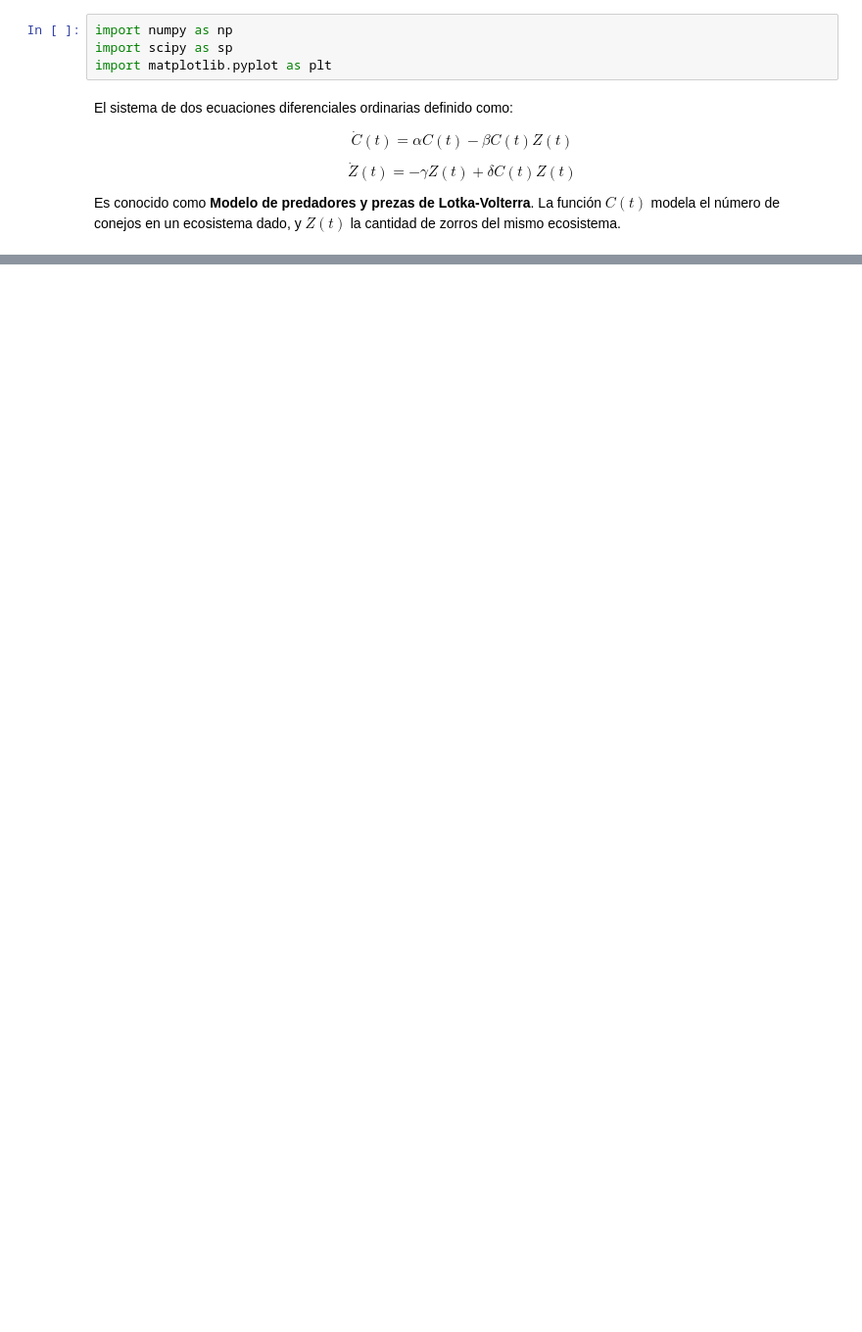
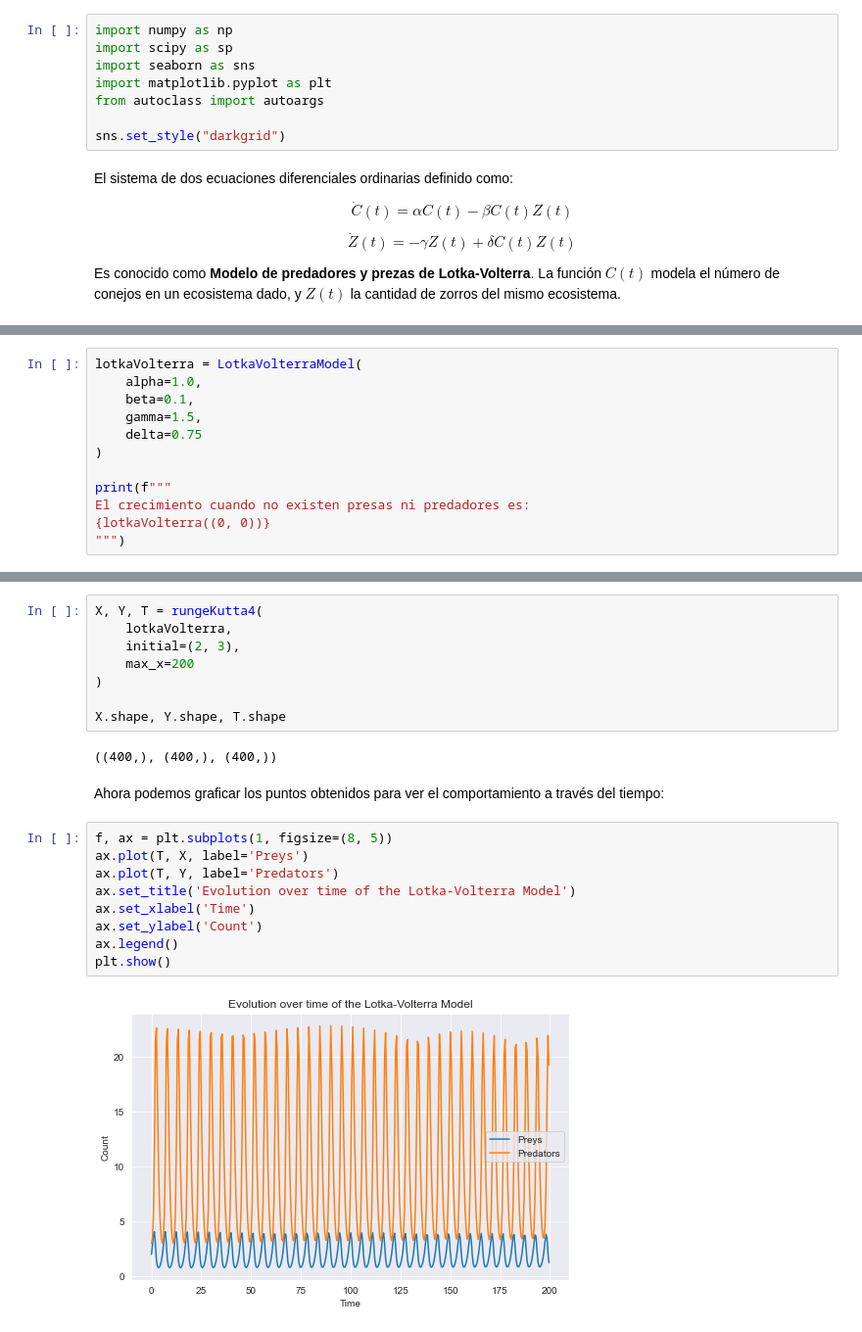
Before and after one commit to rusito-23/RedesNeuronales2020, a Jupyter notebook: notebooks/practico_1.ipynb, the cells around one changed output, grey strips where cells are left out. Shown: that part at 98% size. Drawn from its saved outputs; the diff is of its cells as text; blank space fills up the shorter version.

Commit message:
[ LotkaVolterra flow diagram over time ]

```diff
--- a/notebooks/practico_1.ipynb
+++ b/notebooks/practico_1.ipynb
@@ -5,7 +5,11 @@
 # %%
 import numpy as np
 import scipy as sp
+import seaborn as sns
 import matplotlib.pyplot as plt
+from autoclass import autoargs
+
+sns.set_style("darkgrid")
 # %% [markdown]
 El sistema de dos ecuaciones diferenciales ordinarias definido como:
 
@@ -56,0 +64,12 @@ lotkaVolterra = LotkaVolterra(a=.1, b=.02, c=.3, d=0.01)
+# %%
+lotkaVolterra = LotkaVolterraModel(
+    alpha=1.0,
+    beta=0.1,
+    gamma=1.5,
+    delta=0.75
+)
+
+print(f"""
+El crecimiento cuando no existen presas ni predadores es:
+{lotkaVolterra((0, 0))}
+""")
@@ -56,0 +124,23 @@ lotkaVolterra = LotkaVolterra(a=.1, b=.02, c=.3, d=0.01)
+# %%
+X, Y, T = rungeKutta4(
+    lotkaVolterra,
+    initial=(2, 3),
+    max_x=200
+)
+
+X.shape, Y.shape, T.shape
+# %% [output]
+((400,), (400,), (400,))
+# %% [markdown]
+Ahora podemos graficar los puntos obtenidos para ver el comportamiento a través del tiempo:
+# %%
+f, ax = plt.subplots(1, figsize=(8, 5))
+ax.plot(T, X, label='Preys')
+ax.plot(T, Y, label='Predators')
+ax.set_title('Evolution over time of the Lotka-Volterra Model')
+ax.set_xlabel('Time')
+ax.set_ylabel('Count')
+ax.legend()
+plt.show()
+# %% [output]
+[figure, added]
```
Also changed, not shown: parts of 10 cells of this notebook, 2 other files.
